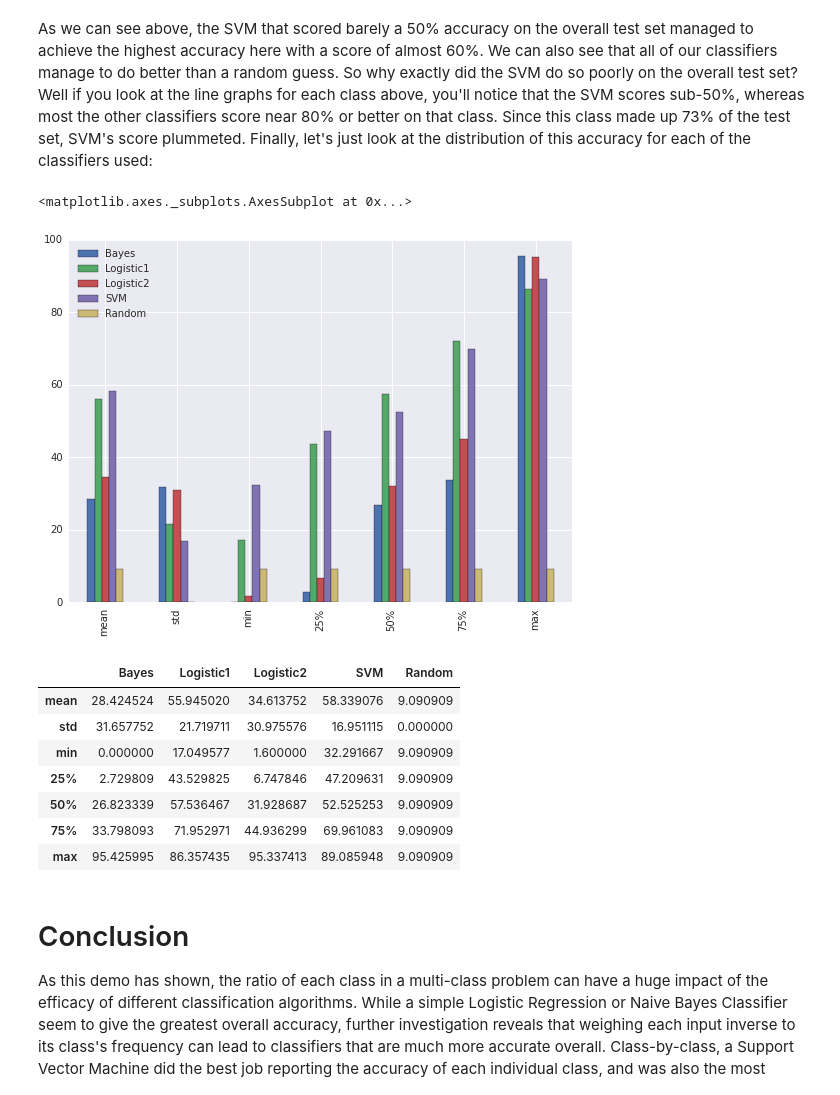
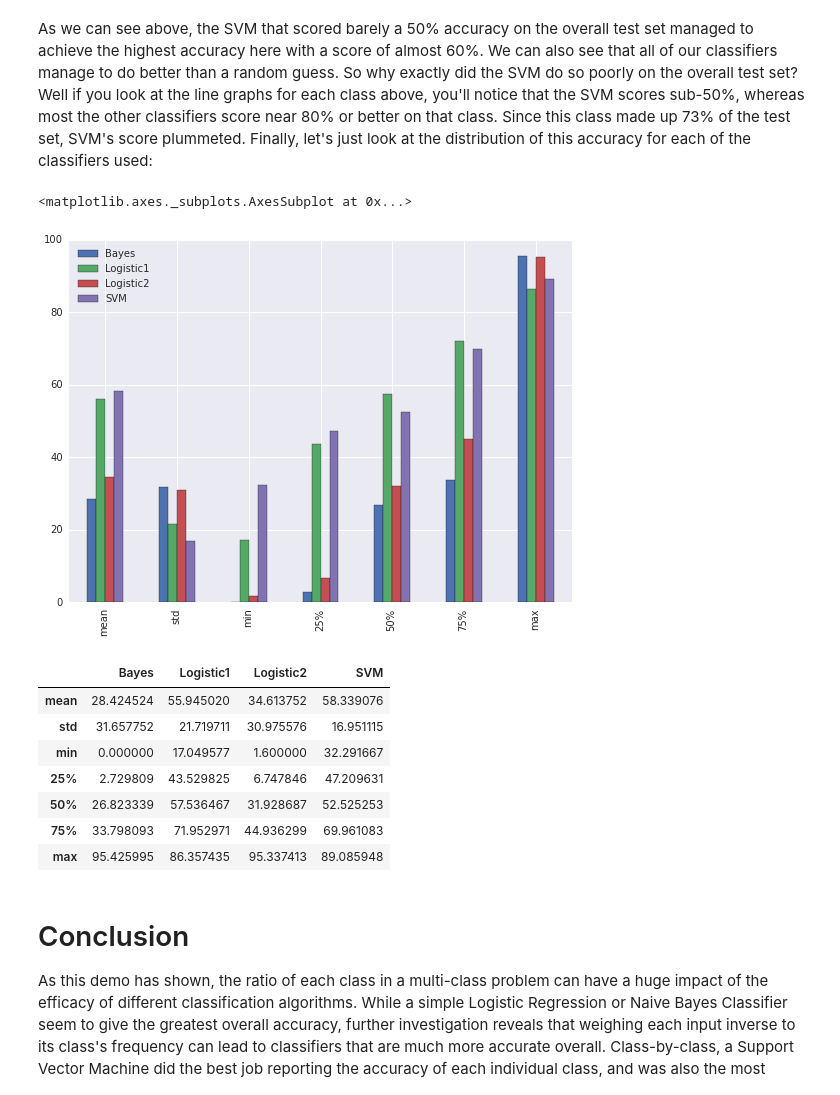
Before and after one commit to Kyo91/recipe-learners, a Jupyter notebook: Classification of Food Recipes.ipynb, the cells around one changed output. Cells and saved outputs as stored; diff of their text form; code cells hidden in the pictures.

```diff
--- a/Classification of Food Recipes.ipynb
+++ b/Classification of Food Recipes.ipynb
@@ -229,21 +232,21 @@ sns.barplot(data=unweighted_accuracy, ci=None)
 # %% [markdown]
 As we can see above, the SVM that scored barely a 50% accuracy on the overall test set managed to achieve the highest accuracy here with a score of almost 60%. We can also see that all of our classifiers manage to do better than a random guess. So why exactly did the SVM do so poorly on the overall test set? Well if you look at the line graphs for each class above, you'll notice that the SVM scores sub-50%, whereas most the other classifiers score near 80% or better on that class. Since this class made up 73% of the test set, SVM's score plummeted. Finally, let's just look at the distribution of this accuracy for each of the classifiers used:
 # %%
-unweighted_accuracy.iloc[:-2].describe().iloc[1:].plot(kind='bar')
+unweighted_accuracy.iloc[:-2].describe().iloc[1:, :-1].plot(kind='bar')
 # %% [output]
 <matplotlib.axes._subplots.AxesSubplot at 0x...>
-[figure, old version]
+[figure, new version]
 # %%
-unweighted_accuracy.iloc[:-2].describe().iloc[1:]
+unweighted_accuracy.iloc[:-2].describe().iloc[1:, :-1]
 # %% [output]
-|  | Bayes | Logistic1 | Logistic2 | SVM | Random |
-| mean | 28.424524 | 55.945020 | 34.613752 | 58.339076 | 9.090909 |
-| std | 31.657752 | 21.719711 | 30.975576 | 16.951115 | 0.000000 |
-| min | 0.000000 | 17.049577 | 1.600000 | 32.291667 | 9.090909 |
-| 25% | 2.729809 | 43.529825 | 6.747846 | 47.209631 | 9.090909 |
-| 50% | 26.823339 | 57.536467 | 31.928687 | 52.525253 | 9.090909 |
-| 75% | 33.798093 | 71.952971 | 44.936299 | 69.961083 | 9.090909 |
-| max | 95.425995 | 86.357435 | 95.337413 | 89.085948 | 9.090909 |
+|  | Bayes | Logistic1 | Logistic2 | SVM |
+| mean | 28.424524 | 55.945020 | 34.613752 | 58.339076 |
+| std | 31.657752 | 21.719711 | 30.975576 | 16.951115 |
+| min | 0.000000 | 17.049577 | 1.600000 | 32.291667 |
+| 25% | 2.729809 | 43.529825 | 6.747846 | 47.209631 |
+| 50% | 26.823339 | 57.536467 | 31.928687 | 52.525253 |
+| 75% | 33.798093 | 71.952971 | 44.936299 | 69.961083 |
+| max | 95.425995 | 86.357435 | 95.337413 | 89.085948 |
 # %% [markdown]
 # Conclusion
 
```
Also changed, not shown: parts of 6 cells of this notebook.
